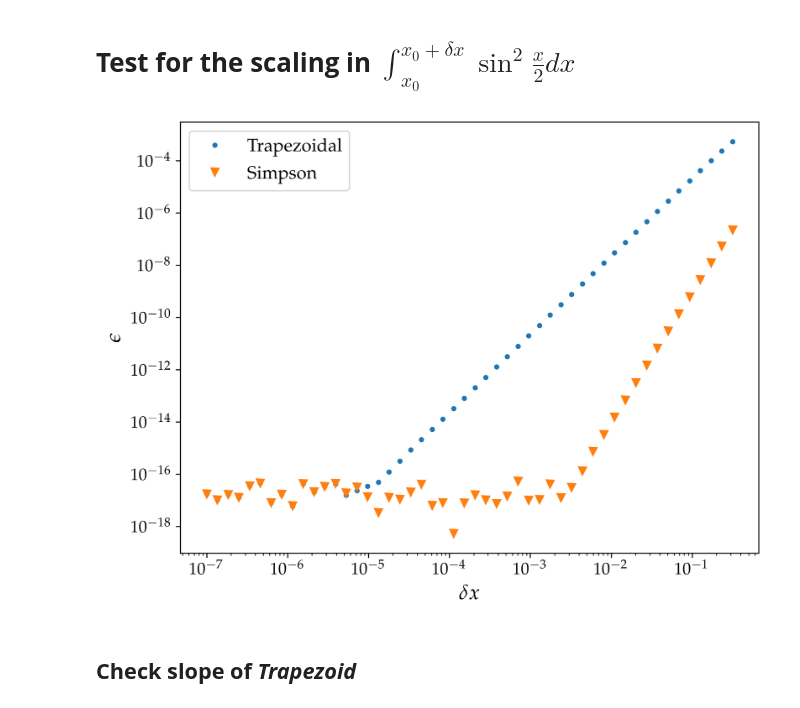
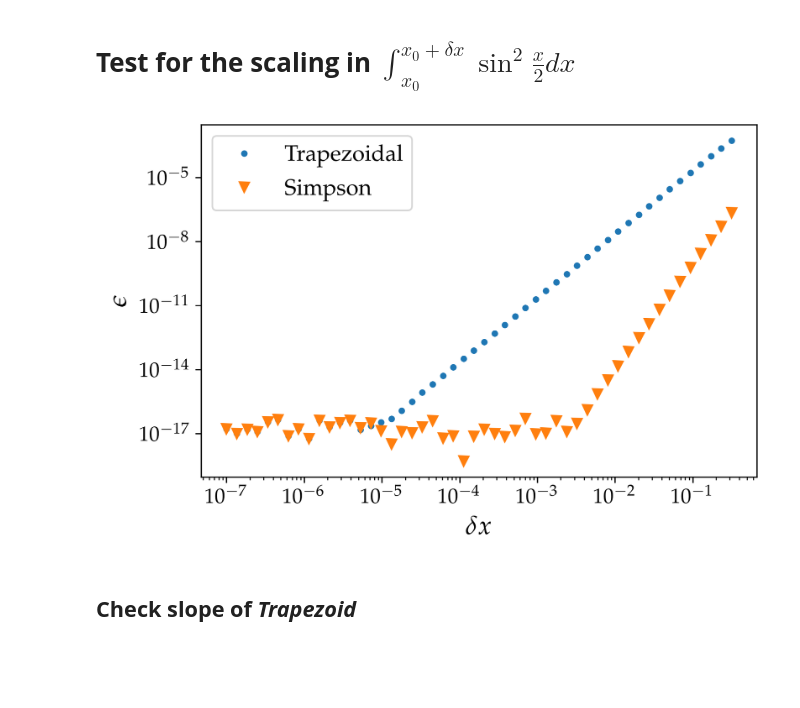
Before and after one commit to mvolpato-unimib/Lab_comp, a Jupyter notebook: ex20/integr.ipynb, the cells around one changed output. Saved outputs shown, nothing was run; the diff lists cells and outputs as text; code cells hidden in the pictures; blank space fills up the shorter version.

```diff
--- a/ex20/integr.ipynb
+++ b/ex20/integr.ipynb
@@ -60,30 +59,34 @@ diff =  1.9628743075372768e-13
 # %%
 func = lambda x: np.sin(x/2)**2
 sols = lambda x: (x - np.sin(x))/2
 x_0 = 1.
 
 dx_arr = np.logspace(-7, -0.5, 50)
 error = [[], []]
 for dx_ in dx_arr:
     for i in range(2):
         gr_spec = [['Trapezoidal', '.', loc_trapezoidal],
                 ['Simpson', 'v', loc_Simpson ]]
 
         true = sols(x_0+dx_) - sols(x_0)
         f_int = gr_spec[i][2]
 
         err = np.abs(f_int(func, x_0, dx=dx_) - true)
         error[i].append(err)
 
+plt.figure(figsize=(6, 4))
 for i in range(2):
     plt.loglog(dx_arr, error[i], ls='', marker=gr_spec[i][1], label=gr_spec[i][0])
 
 plt.xlabel(r'$\delta x$')
 plt.ylabel(r'$\epsilon$')
 plt.legend()
+plt.tight_layout()
+
+plt.savefig('plots/confr_locals')
 plt.show()
 # %% [output]
-[figure, old version]
+[figure, new version]
 # %% [markdown]
 ## **Check slope of *Trapezoid***
 # %%
```
Also changed, not shown: parts of 10 cells of this notebook, 4 other files.
